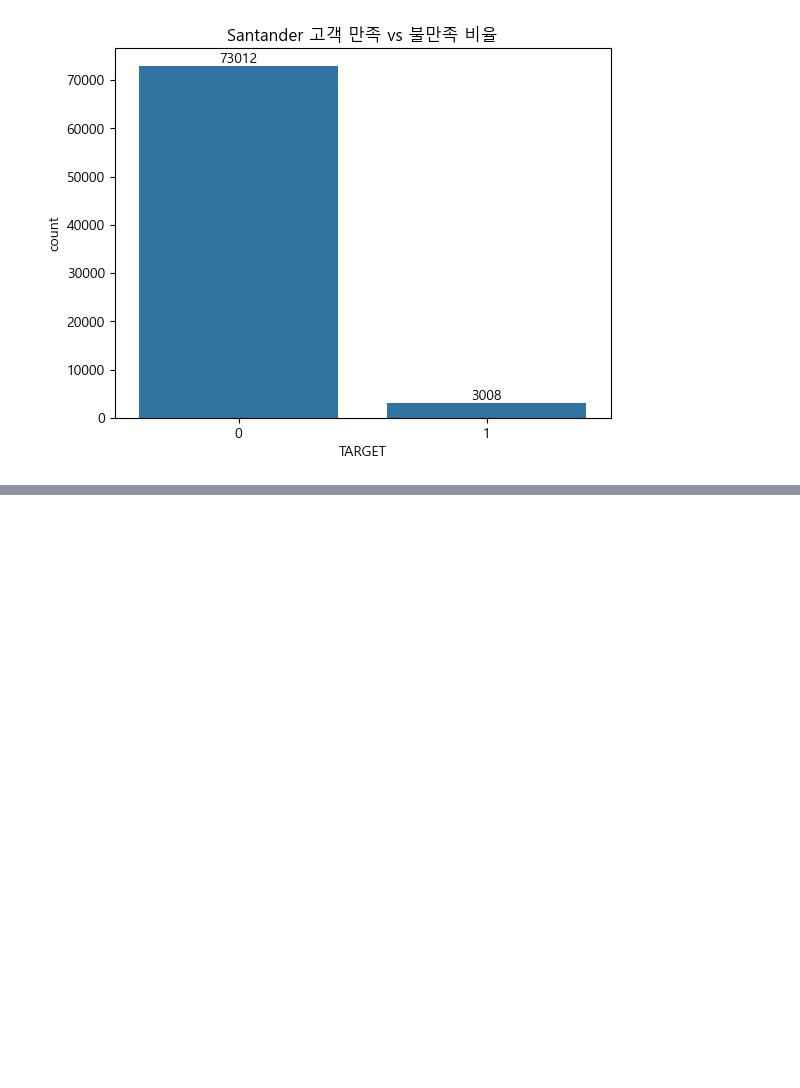
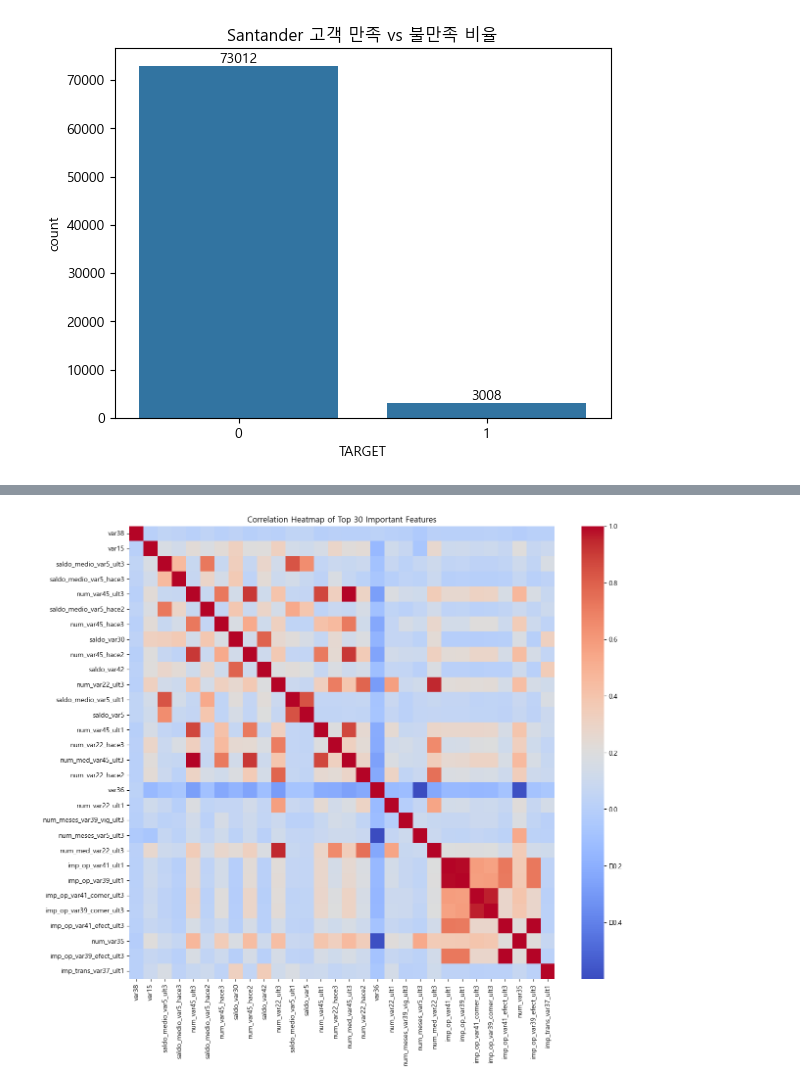
Before and after one commit to jaemin1020/big20-ML-project2-team3, a Jupyter notebook: SantanderCS/src/yjh_SantanderBankAnalysis_problem.ipynb, the cells around one changed output, grey strips where cells are left out. Drawn from its saved outputs; the diff is of its cells as text; code cells hidden in the pictures; blank space fills up the shorter version.

```diff
--- a/SantanderCS/src/yjh_SantanderBankAnalysis_problem.ipynb
+++ b/SantanderCS/src/yjh_SantanderBankAnalysis_problem.ipynb
@@ -68,0 +123,27 @@ plt.show()
+# %%
+from sklearn.ensemble import RandomForestClassifier
+
+# 피처와 타깃 분리
+X = df.drop(columns=['TARGET', 'ID'])
+y = df['TARGET']
+
+# RandomForest로 변수 중요도 계산
+model = RandomForestClassifier(n_estimators=100, random_state=42, n_jobs=-1)
+model.fit(X, y)
+
+# 변수 중요도 추출
+importances = pd.Series(model.feature_importances_, index=X.columns)
+
+# 상위 30개 변수 선택
+top30_features = importances.sort_values(ascending=False).head(30).index
+
+# 상위 30개 변수의 상관관계 계산
+corr_top30 = df[top30_features].corr()
+
+# Heatmap 시각화
+plt.figure(figsize=(14,12))
+sns.heatmap(corr_top30, annot=False, cmap="coolwarm", cbar=True)
+plt.title("Correlation Heatmap of Top 30 Important Features")
+plt.show()
+# %% [output]
+[figure, added]
```
Also changed, not shown: parts of 3 cells of this notebook.
